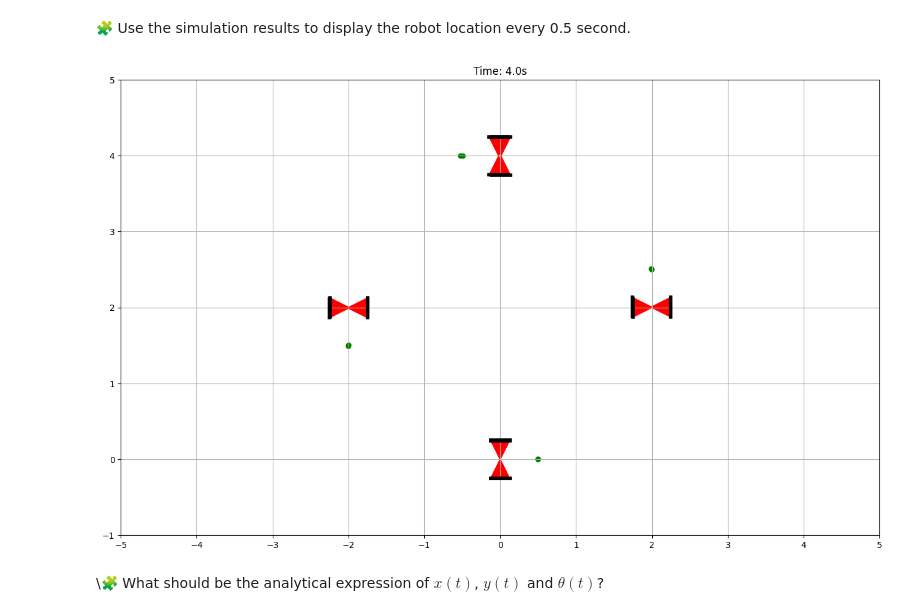
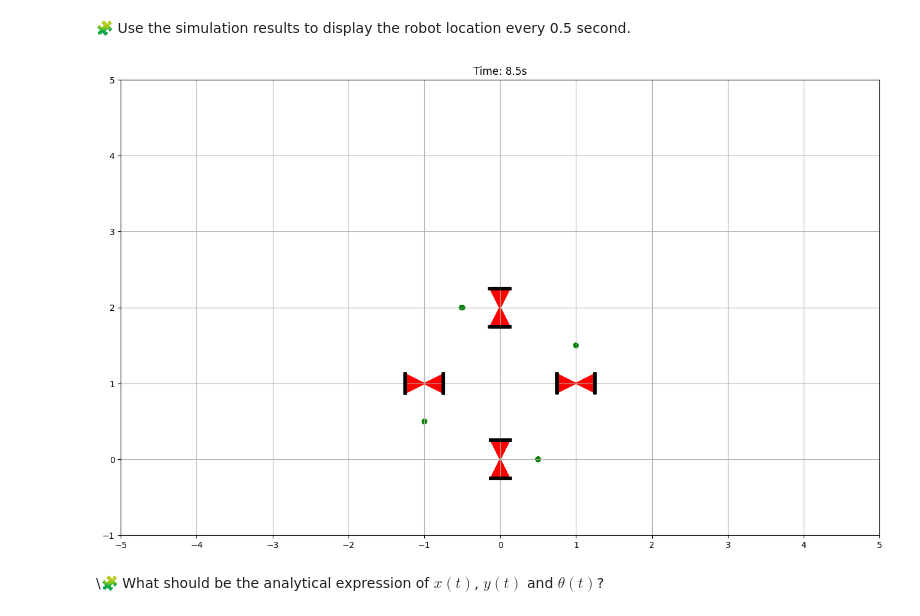
Before and after one commit to ahmedelalaoui142/control-engineering-with-python-project-2023-2024, a Jupyter notebook: Copie_de_Project_part_1.ipynb, the cells around one changed output. Drawn from its saved outputs; the diff is of its cells as text; code cells hidden in the pictures.

```diff
--- a/Copie_de_Project_part_1.ipynb
+++ b/Copie_de_Project_part_1.ipynb
@@ -235,8 +235,8 @@ def fun(t, xytheta):
     omega_r = omega_values[1]
 
     # Compute the derivatives
-    dot_x = r * (omega_l + omega_r) * np.cos(theta)
-    dot_y = r * (omega_l + omega_r)  * np.sin(theta)
+    dot_x = r * (omega_l + omega_r) * np.cos(theta)/2
+    dot_y = r * (omega_l + omega_r)  * np.sin(theta)/2
     dot_theta = r * (omega_r - omega_l) / l
 
     return np.array([dot_x, dot_y, dot_theta])
@@ -320,19 +320,19 @@ Time: 4.0s, Location: (x=0.00, y=0.00, theta=12.57 radians)
 🧩 Use the simulation results to display the robot location every 0.5 second.
 # %%
 # Simulation data (example values, replace with actual data)
-times = np.arange(0, 4.1, 0.5)
+times = np.arange(0, 9, 0.5)
 positions_x = np.interp(times, sol.t, sol.y[0])
 positions_y = np.interp(times, sol.t, sol.y[1])
 orientations_theta = np.interp(times, sol.t, sol.y[2])
 draw_arena(-5,5,-1,5)
 
 # Visualizing each state at 0.5-second intervals
 for t, x, y, theta in zip(times, positions_x, positions_y, orientations_theta):
     draw_scooter(x, y, theta)
 plt.title(f'Time: {t:.1f}s')
 plt.show()
 # %% [output]
-[figure, old version]
+[figure, new version]
 # %% [markdown]
 \\🧩 What should be the analytical expression of $x(t)$, $y(t)$ and $\theta(t)$?
 # %% [markdown]
```
Also changed, not shown: parts of 4 cells of this notebook.
